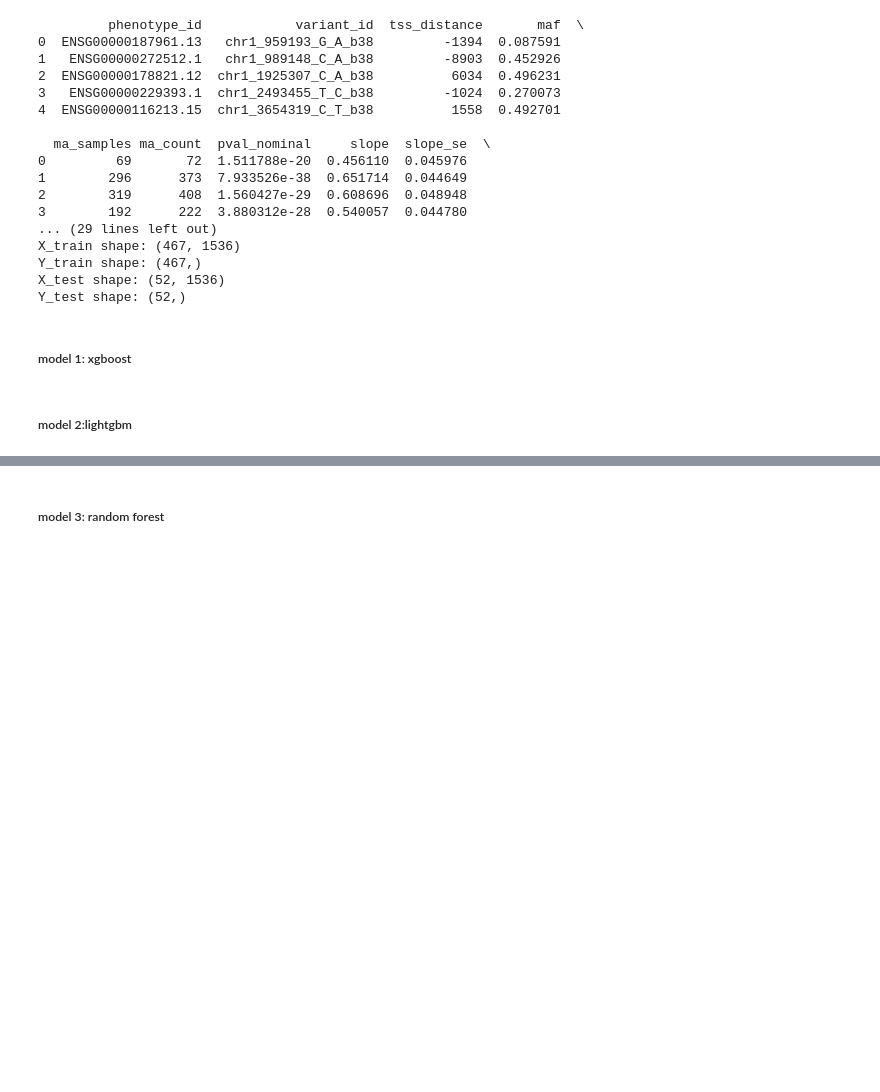
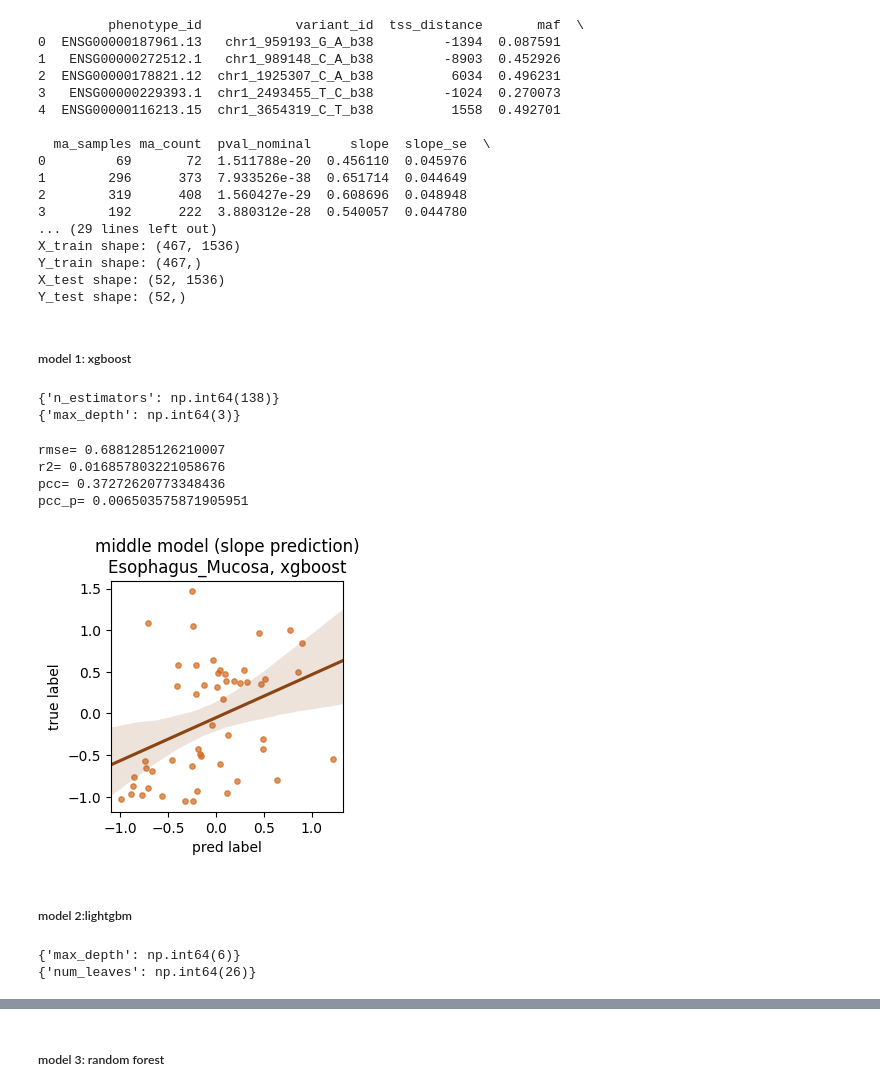
Before and after one commit to Liuzhe30/DNAMutBenchMark, a Jupyter notebook: experiments/machine_learning/eqtl_prediction/slope_prediction/dnabert2/Esophagus_Mucosa_shuffled_seed17.ipynb, the cells around one changed output, grey strips where cells are left out. Cells and saved outputs as stored; diff of their text form; code cells hidden in the pictures; blank space fills up the shorter version.

```diff
--- a/experiments/machine_learning/eqtl_prediction/slope_prediction/dnabert2/Esophagus_Mucosa_shuffled_seed17.ipynb
+++ b/experiments/machine_learning/eqtl_prediction/slope_prediction/dnabert2/Esophagus_Mucosa_shuffled_seed17.ipynb
@@ -408,51 +425,77 @@ Y_test shape: (52,)
 import xgboost as xgb
 from sklearn.model_selection import GridSearchCV
 
-cv_params = {'n_estimators': np.linspace(10, 300, 10, dtype=int),'max_depth': np.linspace(1, 10, 10, dtype=int)} #
-
+cv_params = {'n_estimators': np.linspace(10, 300, 10, dtype=int)} #
 xgb_model = xgb.XGBRegressor(seed=seed)
 # https://scikit-learn.org/stable/modules/model_evaluation.html
 gs = GridSearchCV(xgb_model, cv_params, refit=True, cv=5, scoring='neg_mean_absolute_error')
 gs.fit(X_train,Y_train)
-gs.best_params_
+n_estimators = gs.best_params_['n_estimators']
+print(gs.best_params_)
+
+cv_params = {'max_depth': np.linspace(1, 10, 10, dtype=int)} #
+xgb_model = xgb.XGBRegressor(seed=seed,n_estimators=n_estimators)
+gs = GridSearchCV(xgb_model, cv_params, refit=True, cv=5, scoring='neg_mean_absolute_error')
+gs.fit(X_train,Y_train)
+max_depth = gs.best_params_['max_depth']
+print(gs.best_params_)
+# %% [output]
+{'n_estimators': np.int64(138)}
+{'max_depth': np.int64(3)}
 # %%
 ml_model = model_list[0]
 
-clf_xgb = xgb.XGBRegressor(n_estimators=gs.best_params_['n_estimators'], max_depth=gs.best_params_['max_depth']) # from grid search
+clf_xgb = xgb.XGBRegressor(n_estimators=n_estimators,  max_depth=max_depth) # from grid search
 clf_xgb.fit(X_train,Y_train)
 
 y_pred = clf_xgb.predict(X_test)
 
 rmse = np.sqrt(mean_squared_error(Y_test, y_pred))
 r2 = r2_score(Y_test, y_pred)
 pcc = pearsonr(Y_test, y_pred)[0]
 pcc_p = pearsonr(Y_test, y_pred)[1]
 
 print('rmse=',rmse)
 print('r2=',r2)
 print('pcc=',pcc)
 print('pcc_p=',pcc_p)
 
 ax = plt.subplots(figsize=(3,3))
 plt.ylabel("true label")
 plt.xlabel("pred label")
 sns.regplot(x=y_pred,y=Y_test,x_jitter = 0.15,y_jitter = 0.15,
             scatter_kws = {'color':'#D2691E','alpha':0.7,'s':15}, line_kws={"color": "#8B4513"},truncate=False)
 plt.title('middle model (slope prediction)\n' + tissue + ', ' + ml_model)
 
 plt.savefig(image_path + 'cm-middle-slope-' + tissue + '-' + ml_model + '.png',dpi=300, bbox_inches = 'tight')
 plt.show()
+# %% [output]
+rmse= 0.6881285126210007
+r2= 0.016857803221058676
+pcc= 0.37272620773348436
+pcc_p= 0.006503575871905951
+[figure, added]
 # %% [markdown]
 ##### model 2:lightgbm
 # %%
 import lightgbm as lgb
 from sklearn.model_selection import GridSearchCV
 
-cv_params = {'max_depth': np.linspace(1, 50, 10, dtype=int),'num_leaves': np.linspace(2, 50, 5, dtype=int)} #
-
-gbm = lgb.LGBMRegressor(seed=seed)
+cv_params = {'max_depth': np.linspace(1, 50, 10, dtype=int)} #
+gbm = lgb.LGBMRegressor(seed=seed,verbose=-1)
 gsearch = GridSearchCV(gbm, param_grid=cv_params, cv=5, scoring='neg_mean_absolute_error')
 gsearch.fit(X_train, Y_train)
-gsearch.best_params_
+max_depth = gsearch.best_params_['max_depth']
+print(gsearch.best_params_)
+
+cv_params = {'num_leaves': np.linspace(2, 50, 5, dtype=int)} #
+gbm = lgb.LGBMRegressor(seed=seed,max_depth=max_depth,verbose=-1)
+gsearch = GridSearchCV(gbm, param_grid=cv_params, cv=5, scoring='neg_mean_absolute_error')
+gsearch.fit(X_train, Y_train)
+num_leaves = gsearch.best_params_['num_leaves']
+print(gsearch.best_params_)
+# %% [output]
+{'max_depth': np.int64(6)}
+{'num_leaves': np.int64(26)}
 # %%
 ml_model = model_list[1]
```
Also changed, not shown: parts of 27 cells of this notebook, 38 other files.
